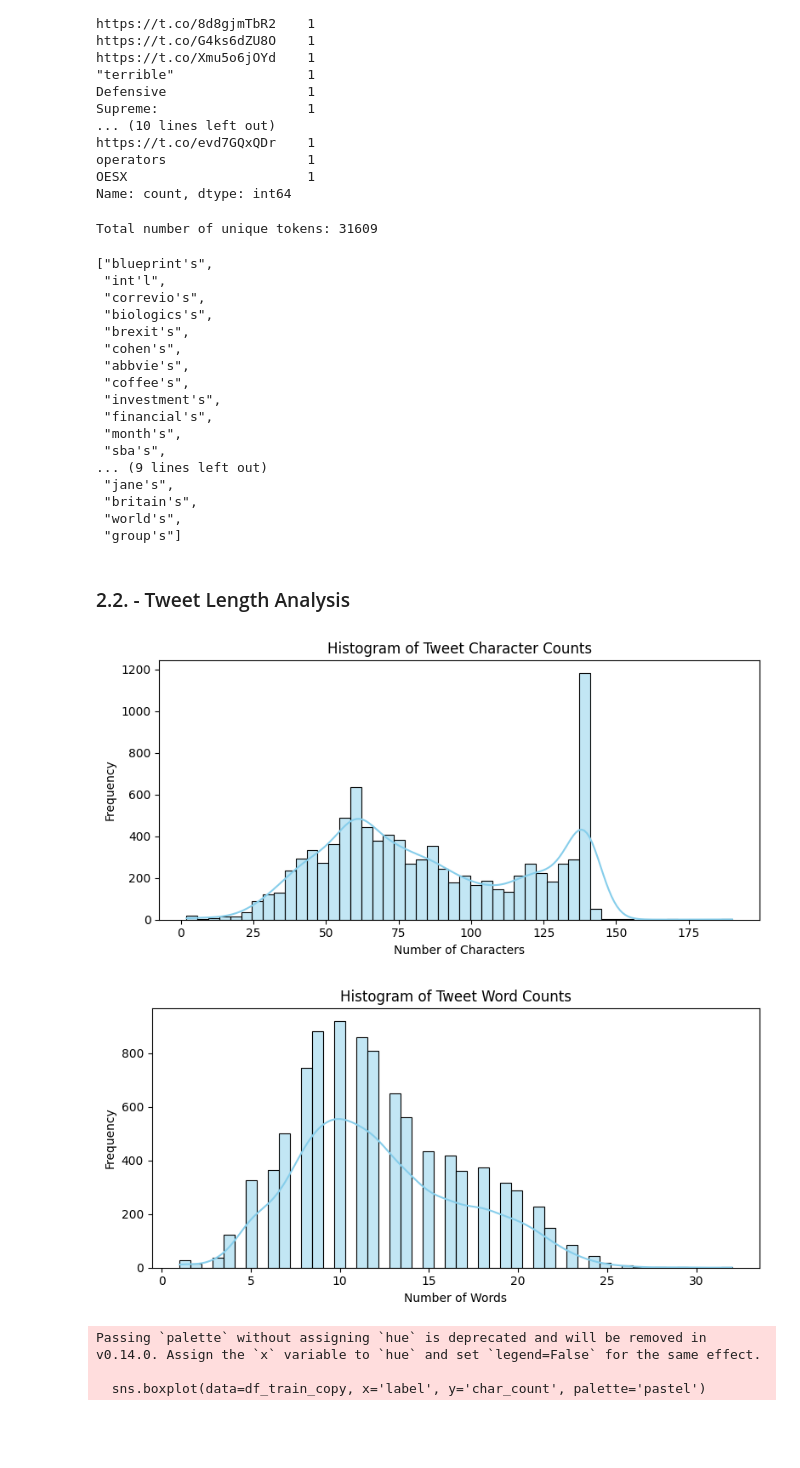
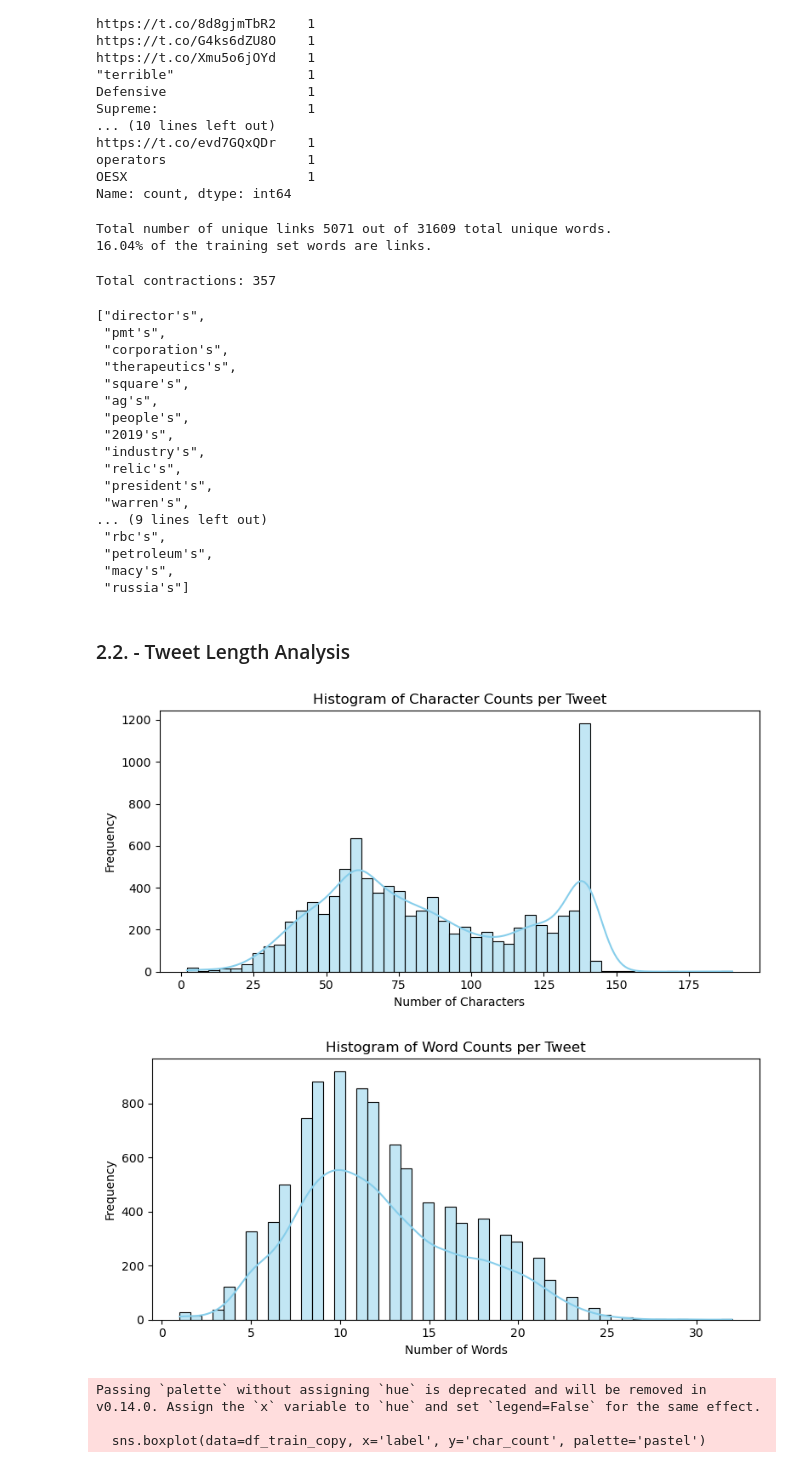
Before and after one commit to VGoon/TMProject_Group8_2425, a Jupyter notebook: EDA.ipynb, the cells around one changed output. Drawn from its saved outputs; the diff is of its cells as text; code cells hidden in the pictures; blank space fills up the shorter version.

```diff
--- a/EDA.ipynb
+++ b/EDA.ipynb
@@ -219,16 +192,21 @@ https://t.co/evd7GQxQDr    1
 operators                  1
 OESX                       1
 Name: count, dtype: int64
-# %%
-# Total number of words in the training set
-all_words = ' '.join(df_train['text']).split()
-unique_tokens = set(all_words)
-print("Total number of unique tokens:", len(unique_tokens))
-# %% [output]
-Total number of unique tokens: 31609
+# %%
+total_word_count = word_counter(df_train['text'].tolist())
+total_words = len(total_word_count)
+number_of_links = 0
+for word, count in total_word_count.items():
+    if 'https://' in word:
+        number_of_links+=1
+percent_of_links = (number_of_links / total_words) * 100
+print("Total number of unique links " + str(number_of_links) + " out of " + str(total_words) + " total unique words.")
+print(str(round(percent_of_links,2)) + "% of the training set words are links.")
+# %% [output]
+Total number of unique links 5071 out of 31609 total unique words.
+16.04% of the training set words are links.
 # %%
 # Words with contractions but that are not part of the stop_words
-
 
 # Get all sentences with contractions
 contraction_sentences = df_train[df_train['text'].str.contains(r"\s\w+'\w+")]['text'].values
@@ -242,25 +220,27 @@ for sentence in contraction_sentences:
 stop_words = set(stopwords.words("english"))
 filtered_contractions = [w.lower().strip() for w in set(contractions) if w.lower().strip() not in stop_words]
 
+print("Total contractions: " + str(len(filtered_contractions)))
 filtered_contractions[:25]
 # %% [output]
-["blueprint's",
- "int'l",
- "correvio's",
- "biologics's",
- "brexit's",
- "cohen's",
- "abbvie's",
- "coffee's",
- "investment's",
- "financial's",
- "month's",
- "sba's",
-... (9 lines left out)
- "jane's",
- "britain's",
- "world's",
- "group's"]
+Total contractions: 357
+["director's",
+ "pmt's",
+ "corporation's",
+ "therapeutics's",
+ "square's",
+ "ag's",
+ "people's",
+ "2019's",
+ "industry's",
+ "relic's",
+ "president's",
+ "warren's",
+... (9 lines left out)
+ "rbc's",
+ "petroleum's",
+ "macy's",
+ "russia's"]
 # %% [markdown]
 ### 2.2. - Tweet Length Analysis
 # %%
@@ -270,24 +250,24 @@ df_train_copy['word_count'] = df_train['text'].apply(lambda x: len(x.split()))
 # %%
 # Histogram of character lengths
 plt.figure(figsize=(8, 4))
 sns.histplot(df_train_copy['char_count'], bins=50, kde=True, color='skyblue')
-plt.title("Histogram of Tweet Character Counts")
+plt.title("Histogram of Character Counts per Tweet")
 plt.xlabel("Number of Characters")
 plt.ylabel("Frequency")
 plt.tight_layout()
 plt.show()
 
 # Histogram of word lengths
 plt.figure(figsize=(8, 4))
 sns.histplot(df_train_copy['word_count'], bins=50, kde=True, color='skyblue')
-plt.title("Histogram of Tweet Word Counts")
+plt.title("Histogram of Word Counts per Tweet")
 plt.xlabel("Number of Words")
 plt.ylabel("Frequency")
 plt.tight_layout()
 plt.show()
 # %% [output]
-[figure, old version]
+[figure, new version]
-[figure, old version]
+[figure, new version]
 # %%
 # Character count per label
 plt.figure(figsize=(8, 4))
```
Also changed, not shown: parts of 32 cells of this notebook.
